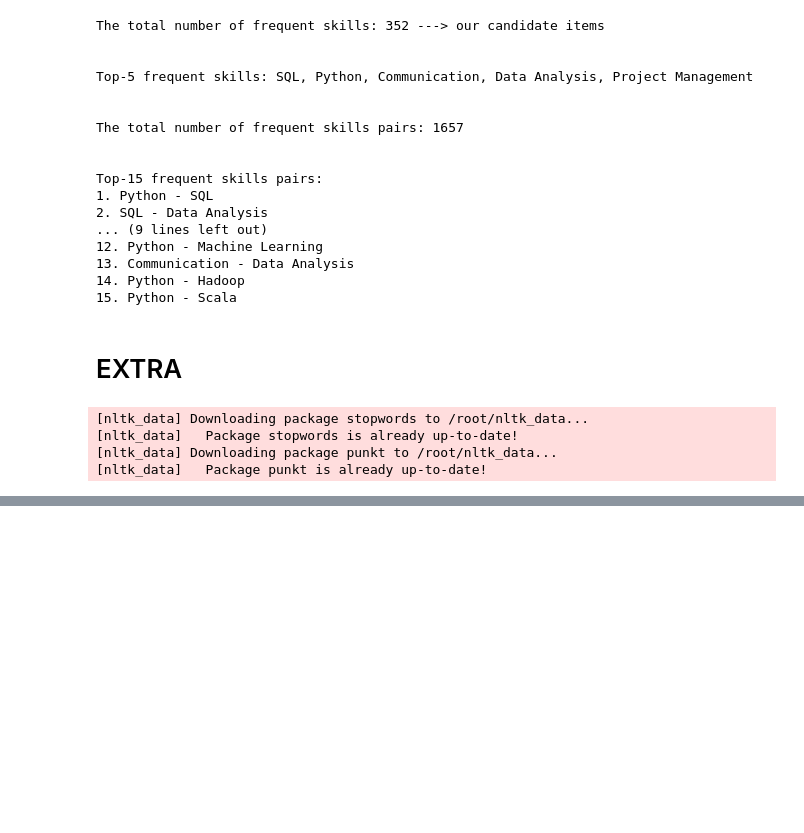
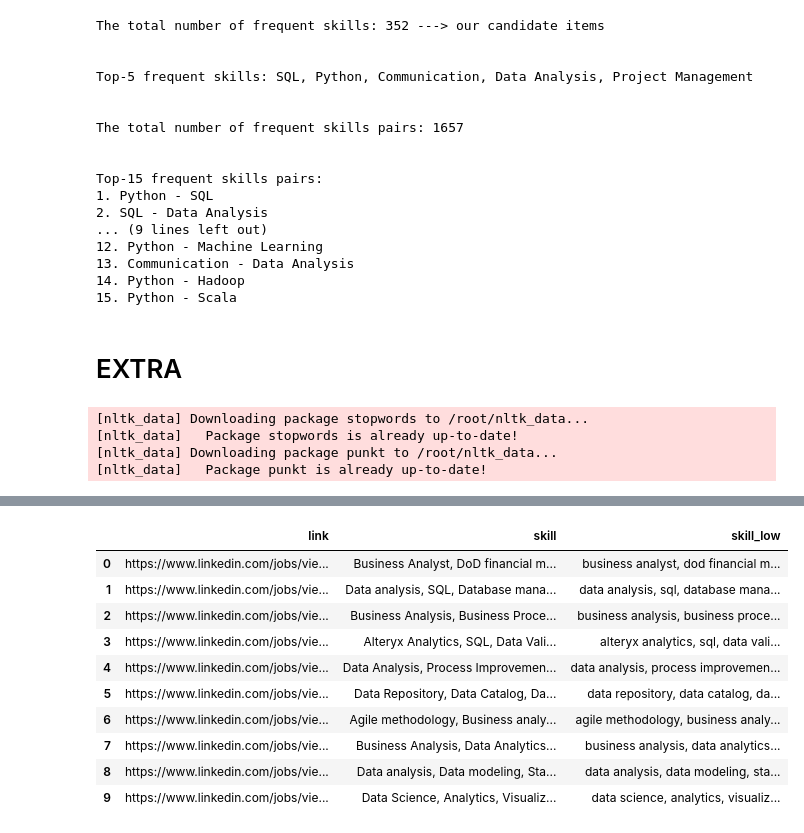
Before and after one commit to dariashcherbakovaaa/Algorithms-for-massive-data, a Jupyter notebook: MBA_Shcherbakova.ipynb, the cells around one changed output, grey strips where cells are left out. Cells and saved outputs as stored; diff of their text form; code cells hidden in the pictures; blank space fills up the shorter version.

```diff
--- a/MBA_Shcherbakova.ipynb
+++ b/MBA_Shcherbakova.ipynb
@@ -592,0 +481,21 @@ df['clean_stopword'] = df['sentence_tokenized'].apply(remove_stopwords)
+# %%
+stop = stopwords.words('english')
+
+df['skill_low'] = df['skill'].str.lower()
+df['skill_low'] = df['skill_low'].str.replace('[^\w\s,]',' ')
+df['skill_low'] = df['skill_low'].str.replace('\d+', '')
+df['skill_low'] = re.sub(r"\$\d+-\$\d+ (?:annual|yearly) salary", "", df['skill_low'])
+df['skill_low'] = df['skill_low'].apply(lambda x: " ".join(x for x in x.split() if x not in stop))
+df['skill_low'] = df['skill_low'].apply(lambda x: " ".join([Word(word).lemmatize() for word in x.split()]))
+# %% [output]
+|  | link | skill | skill_low |
+| 0 | https://www.linkedin.com/jobs/vie... | Business Analyst, DoD financial m... | business analyst, dod financial m... |
+| 1 | https://www.linkedin.com/jobs/vie... | Data analysis, SQL, Database mana... | data analysis, sql, database mana... |
+| 2 | https://www.linkedin.com/jobs/vie... | Business Analysis, Business Proce... | business analysis, business proce... |
+| 3 | https://www.linkedin.com/jobs/vie... | Alteryx Analytics, SQL, Data Vali... | alteryx analytics, sql, data vali... |
+| 4 | https://www.linkedin.com/jobs/vie... | Data Analysis, Process Improvemen... | data analysis, process improvemen... |
+| 5 | https://www.linkedin.com/jobs/vie... | Data Repository, Data Catalog, Da... | data repository, data catalog, da... |
+| 6 | https://www.linkedin.com/jobs/vie... | Agile methodology, Business analy... | agile methodology, business analy... |
+| 7 | https://www.linkedin.com/jobs/vie... | Business Analysis, Data Analytics... | business analysis, data analytics... |
+| 8 | https://www.linkedin.com/jobs/vie... | Data analysis, Data modeling, Sta... | data analysis, data modeling, sta... |
+| 9 | https://www.linkedin.com/jobs/vie... | Data Science, Analytics, Visualiz... | data science, analytics, visualiz... |
```
Also changed, not shown: parts of 19 cells of this notebook.
